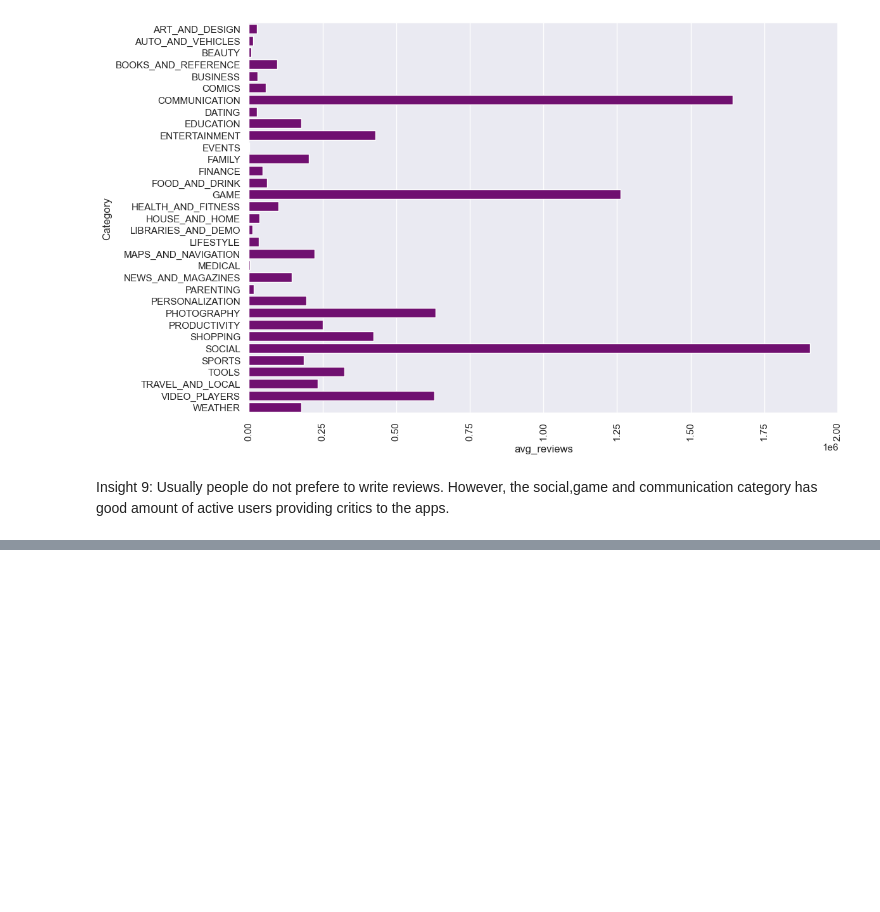
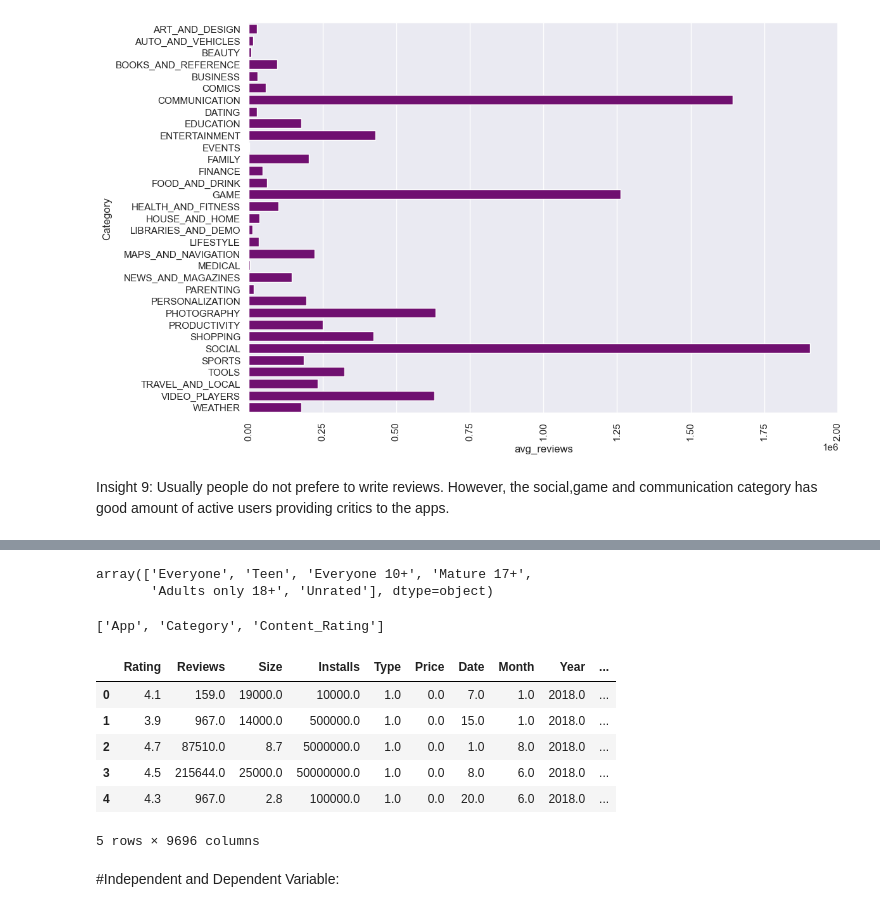
Before and after one commit to Arej02/GooglePlaystore, a Jupyter notebook: notebook/EDA & Feature Engineering.ipynb, the cells around one changed output, grey strips where cells are left out. Saved outputs shown, nothing was run; the diff lists cells and outputs as text; code cells hidden in the pictures; blank space fills up the shorter version.

```diff
--- a/notebook/EDA & Feature Engineering.ipynb
+++ b/notebook/EDA & Feature Engineering.ipynb
@@ -432,3 +444,5 @@ plt.show()
 [figure]
 # %% [markdown]
 Insight 9: Usually people do not prefere to write reviews. However, the social,game and communication category has good amount of active users providing critics to the apps.
+# %%
+df_copy.drop(columns=['Genres','Last_Updated','Current_Ver','Android_Ver'],axis=1,inplace=True)
@@ -434,0 +471,31 @@ Insight 9: Usually people do not prefere to write reviews. However, the social,g
+# %%
+df_copy.Content_Rating.unique()
+# %% [output]
+array(['Everyone', 'Teen', 'Everyone 10+', 'Mature 17+',
+       'Adults only 18+', 'Unrated'], dtype=object)
+# %%
+categorical_columns=[feature for feature in df_copy.columns if df_copy[feature].dtype=='object']
+categorical_columns
+# %% [output]
+['App', 'Category', 'Content_Rating']
+# %%
+from sklearn.preprocessing import OneHotEncoder
+
+encoder=OneHotEncoder(handle_unknown='ignore',sparse_output=False)
+encoded=encoder.fit_transform(df_copy[categorical_columns])
+# %%
+encoder_df=pd.DataFrame(encoded,columns=encoder.get_feature_names_out(categorical_columns))
+df_copy=pd.concat([df_copy,encoder_df],axis=1)
+# %%
+df_copy.drop(columns=['App', 'Category', 'Content_Rating'],inplace=True,axis=1)
+df_copy.head()
+# %% [output]
+|  | Rating | Reviews | Size | Installs | Type | Price | Date | Month | Year | ... |
+| 0 | 4.1 | 159.0 | 19000.0 | 10000.0 | 1.0 | 0.0 | 7.0 | 1.0 | 2018.0 | ... |
+| 1 | 3.9 | 967.0 | 14000.0 | 500000.0 | 1.0 | 0.0 | 15.0 | 1.0 | 2018.0 | ... |
+| 2 | 4.7 | 87510.0 | 8.7 | 5000000.0 | 1.0 | 0.0 | 1.0 | 8.0 | 2018.0 | ... |
+| 3 | 4.5 | 215644.0 | 25000.0 | 50000000.0 | 1.0 | 0.0 | 8.0 | 6.0 | 2018.0 | ... |
+| 4 | 4.3 | 967.0 | 2.8 | 100000.0 | 1.0 | 0.0 | 20.0 | 6.0 | 2018.0 | ... |
+5 rows × 9696 columns
+# %% [markdown]
+#Independent and Dependent Variable:
```
Also changed, not shown: parts of 12 cells of this notebook, 6 other files.
